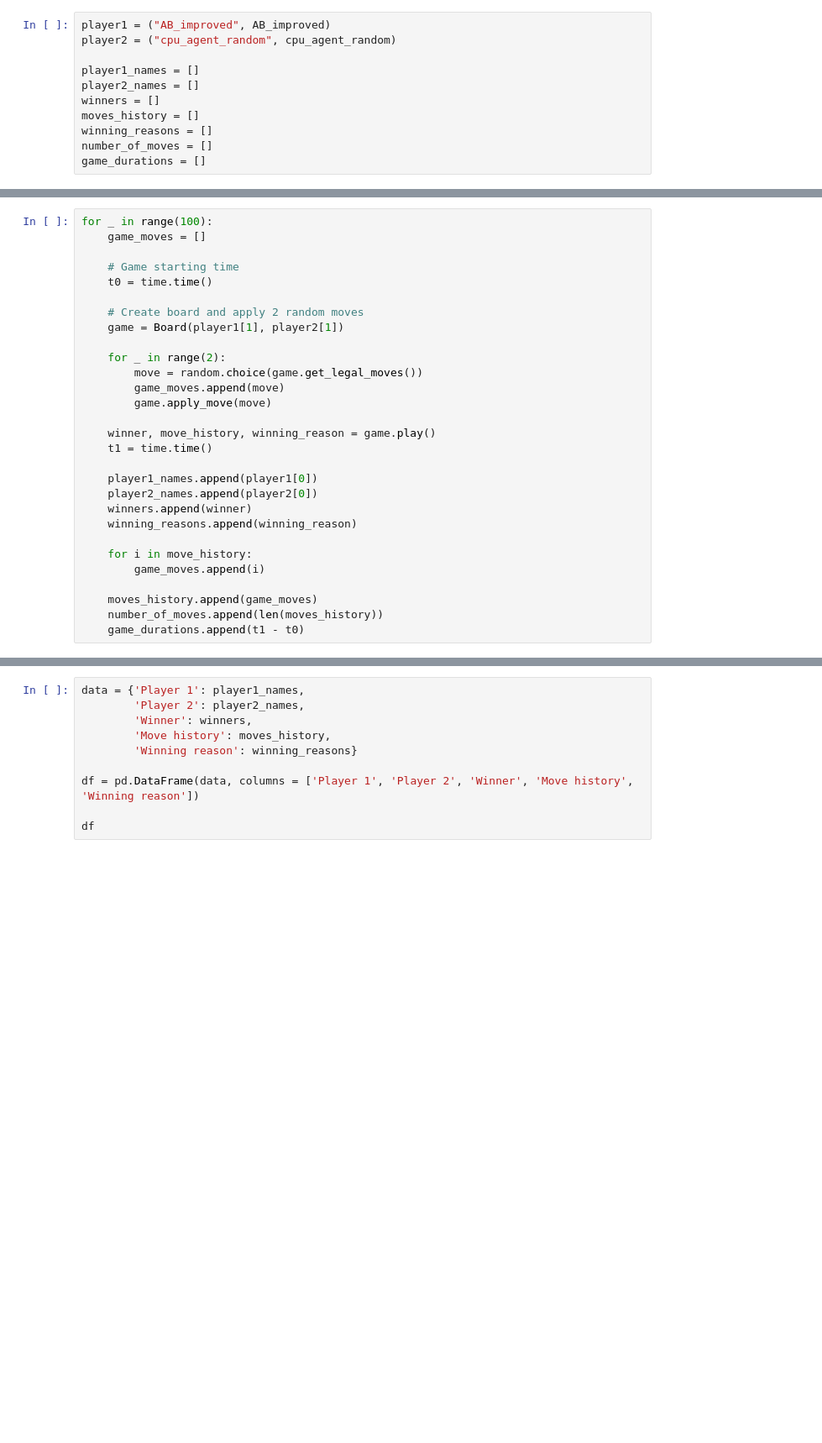
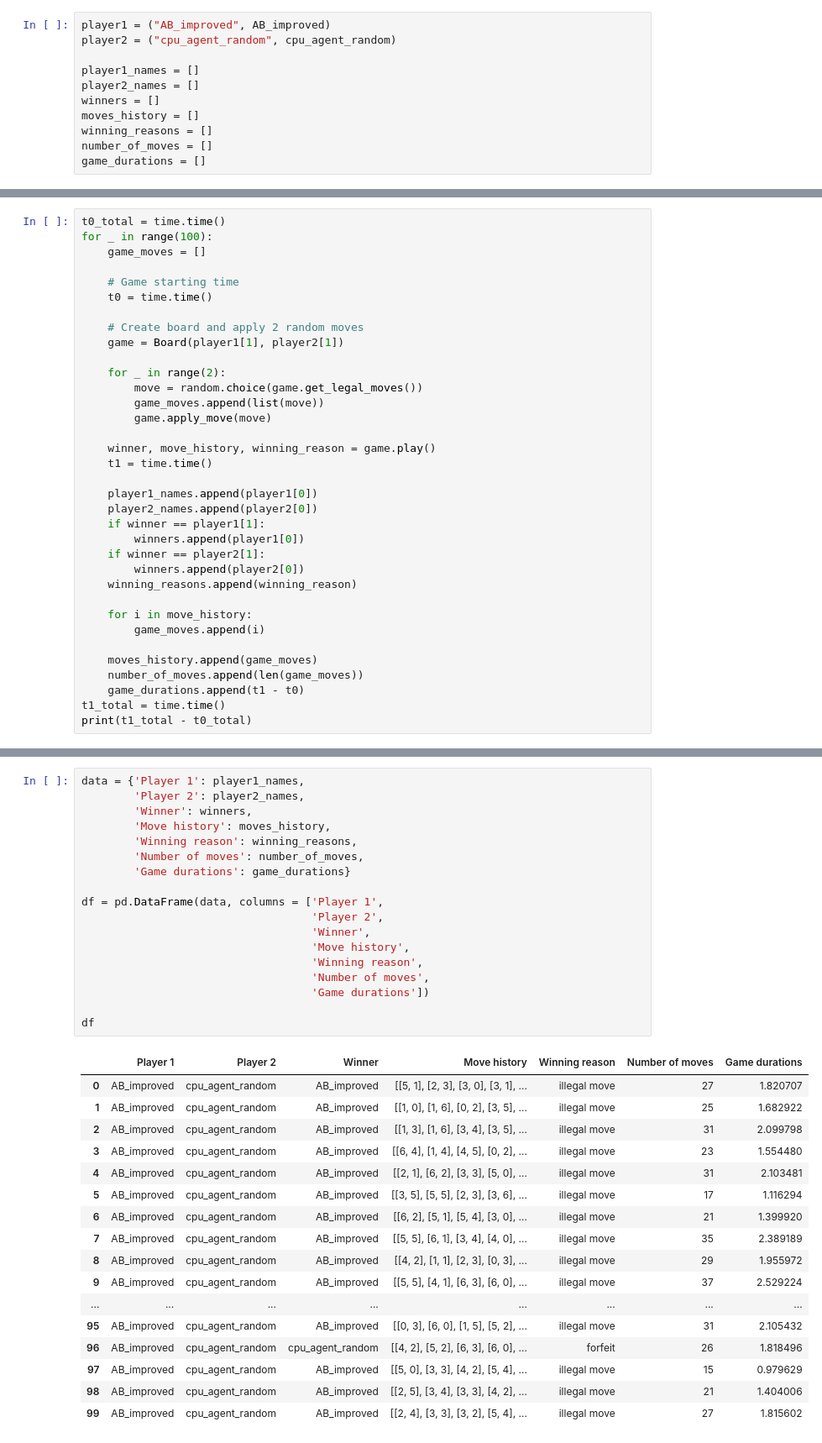
Before and after one commit to fiquinho/AIND-Isolation, a Jupyter notebook: personal_tournament.ipynb, the cells around one changed output, grey strips where cells are left out. Shown: that part at 84% size. Saved outputs shown, nothing was run; the diff lists cells and outputs as text; blank space fills up the shorter version.

Commit message:
Worked on notebook to check and improve agents

```diff
--- a/personal_tournament.ipynb
+++ b/personal_tournament.ipynb
@@ -38,4 +41,5 @@ game_durations = []
 # %%
+t0_total = time.time()
 for _ in range(100):
     game_moves = []
 
@@ -47,7 +51,7 @@ for _ in range(100):
 
     for _ in range(2):
         move = random.choice(game.get_legal_moves())
-        game_moves.append(move)
+        game_moves.append(list(move))
         game.apply_move(move)
 
     winner, move_history, winning_reason = game.play()
@@ -55,12 +59,17 @@ for _ in range(100):
 
     player1_names.append(player1[0])
     player2_names.append(player2[0])
-    winners.append(winner)
+    if winner == player1[1]:
+        winners.append(player1[0])
+    if winner == player2[1]:
+        winners.append(player2[0])
     winning_reasons.append(winning_reason)
 
     for i in move_history:
         game_moves.append(i)
 
     moves_history.append(game_moves)
-    number_of_moves.append(len(moves_history))
+    number_of_moves.append(len(game_moves))
     game_durations.append(t1 - t0)
+t1_total = time.time()
+print(t1_total - t0_total)
@@ -67,10 +80,36 @@ for _ in range(100):
 # %%
 data = {'Player 1': player1_names,
         'Player 2': player2_names,
         'Winner': winners,
         'Move history': moves_history,
-        'Winning reason': winning_reasons}
+        'Winning reason': winning_reasons,
+        'Number of moves': number_of_moves,
+        'Game durations': game_durations}
 
-df = pd.DataFrame(data, columns = ['Player 1', 'Player 2', 'Winner', 'Move history', 'Winning reason'])
+df = pd.DataFrame(data, columns = ['Player 1',
+                                   'Player 2',
+                                   'Winner',
+                                   'Move history',
+                                   'Winning reason',
+                                   'Number of moves',
+                                   'Game durations'])
 
 df
+# %% [output]
+|  | Player 1 | Player 2 | Winner | Move history | Winning reason | Number of moves | Game durations |
+| 0 | AB_improved | cpu_agent_random | AB_improved | [[5, 1], [2, 3], [3, 0], [3, 1], ... | illegal move | 27 | 1.820707 |
+| 1 | AB_improved | cpu_agent_random | AB_improved | [[1, 0], [1, 6], [0, 2], [3, 5], ... | illegal move | 25 | 1.682922 |
+| 2 | AB_improved | cpu_agent_random | AB_improved | [[1, 3], [1, 6], [3, 4], [3, 5], ... | illegal move | 31 | 2.099798 |
+| 3 | AB_improved | cpu_agent_random | AB_improved | [[6, 4], [1, 4], [4, 5], [0, 2], ... | illegal move | 23 | 1.554480 |
+| 4 | AB_improved | cpu_agent_random | AB_improved | [[2, 1], [6, 2], [3, 3], [5, 0], ... | illegal move | 31 | 2.103481 |
+| 5 | AB_improved | cpu_agent_random | AB_improved | [[3, 5], [5, 5], [2, 3], [3, 6], ... | illegal move | 17 | 1.116294 |
+| 6 | AB_improved | cpu_agent_random | AB_improved | [[6, 2], [5, 1], [5, 4], [3, 0], ... | illegal move | 21 | 1.399920 |
+| 7 | AB_improved | cpu_agent_random | AB_improved | [[5, 5], [6, 1], [3, 4], [4, 0], ... | illegal move | 35 | 2.389189 |
+| 8 | AB_improved | cpu_agent_random | AB_improved | [[4, 2], [1, 1], [2, 3], [0, 3], ... | illegal move | 29 | 1.955972 |
+| 9 | AB_improved | cpu_agent_random | AB_improved | [[5, 5], [4, 1], [6, 3], [6, 0], ... | illegal move | 37 | 2.529224 |
+| ... | ... | ... | ... | ... | ... | ... | ... |
+| 95 | AB_improved | cpu_agent_random | AB_improved | [[0, 3], [6, 0], [1, 5], [5, 2], ... | illegal move | 31 | 2.105432 |
+| 96 | AB_improved | cpu_agent_random | cpu_agent_random | [[4, 2], [5, 2], [6, 3], [6, 0], ... | forfeit | 26 | 1.818496 |
+| 97 | AB_improved | cpu_agent_random | AB_improved | [[5, 0], [3, 3], [4, 2], [5, 4], ... | illegal move | 15 | 0.979629 |
+| 98 | AB_improved | cpu_agent_random | AB_improved | [[2, 5], [3, 4], [3, 3], [4, 2], ... | illegal move | 21 | 1.404006 |
+| 99 | AB_improved | cpu_agent_random | AB_improved | [[2, 4], [3, 3], [3, 2], [5, 4], ... | illegal move | 27 | 1.815602 |
```
Also changed, not shown: parts of 9 cells of this notebook.
